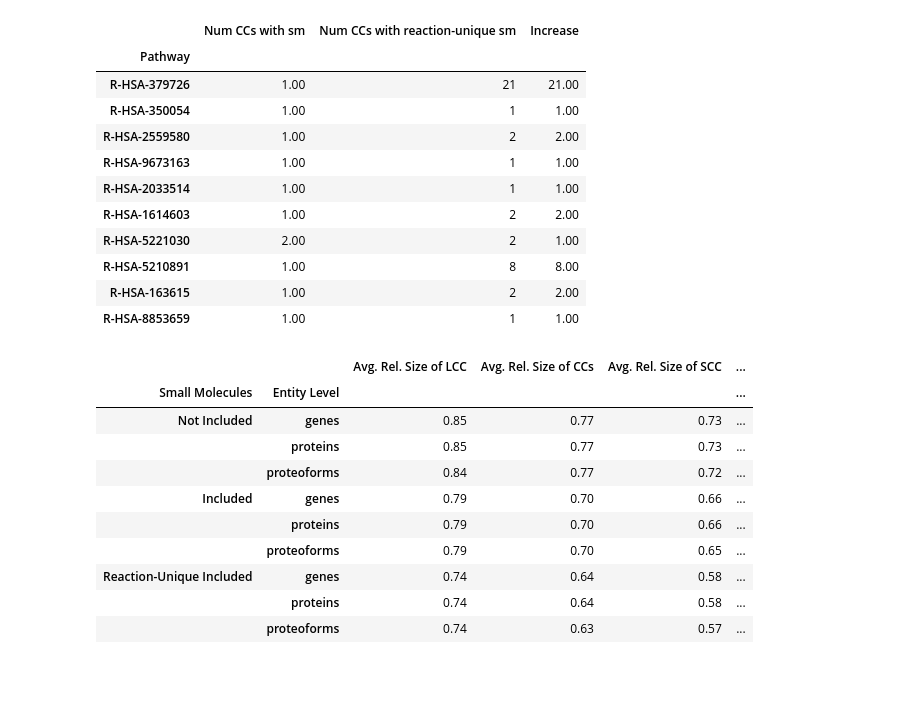
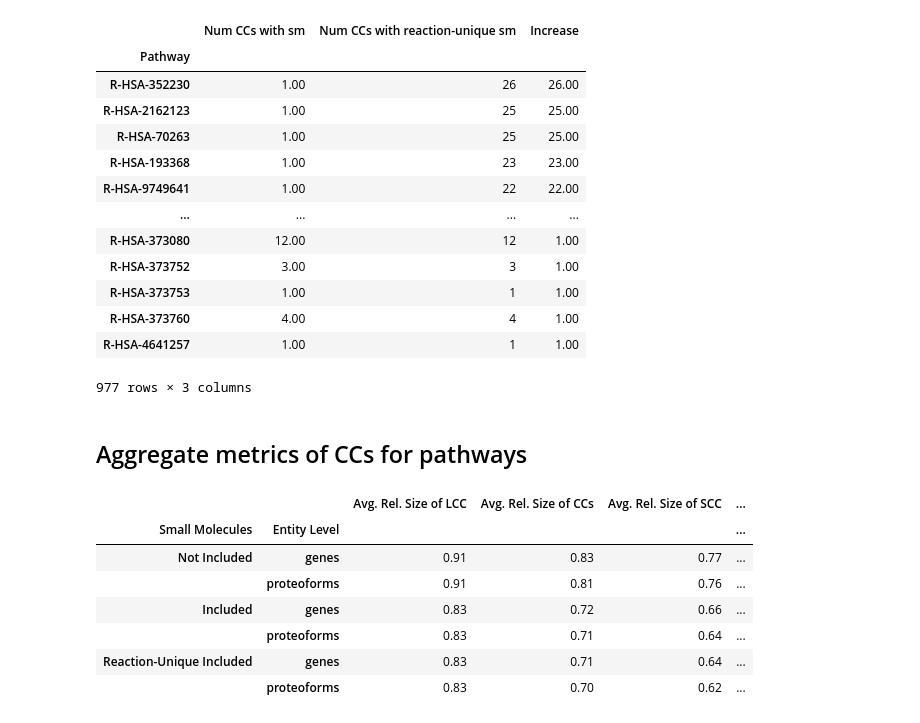
Before and after one commit to PathwayAnalysisPlatform/ProteoformNetworks, a Jupyter notebook: src/Python/2_4_connectedness.ipynb, the cells around one changed output. Drawn from its saved outputs; the diff is of its cells as text; code cells hidden in the pictures; blank space fills up the shorter version.

```diff
--- a/src/Python/2_4_connectedness.ipynb
+++ b/src/Python/2_4_connectedness.ipynb
@@ -24,4 +38,4 @@ Working directory: c:\git\pathwayanalysisplatform\proteoformnetworks
 # %%
 index = get_multiindex()
-interactomes_no_sm, interactomes_with_sm, interactomes_with_unique_sm = get_interactomes(GRAPHS_PATH)
-interactomes = [*interactomes_no_sm.values(), *interactomes_with_sm.values(), *interactomes_with_unique_sm.values()]
+interactomes_no_sm, interactomes_with_sm, interactomes_with_unique_sm = get_interactomes(DATA_REACTOME_PATH, INTERACTOMES_PATH)
+interactomes = [interactomes_no_sm[genes], interactomes_no_sm[proteoforms], interactomes_with_sm[genes], interactomes_with_sm[proteoforms], interactomes_with_unique_sm[genes], interactomes_with_unique_sm[proteoforms]]
@@ -106,0 +122,14 @@ df_interactomes[columns[2:]]
+# %%
+proteoforms_no_annotations = [node for node in interactomes_no_sm['proteoforms'].nodes if not any((c in {':', '-'}) for c in str(node))]
+proteoforms_with_annotations = [node for node in interactomes_no_sm['proteoforms'].nodes if any((c in {':', '-'}) for c in str(node))]
+
+pathways_map = nx.get_node_attributes(interactomes_no_sm[proteoforms], "pathways")
+selected_pathways = set()
+
+for proteoform in proteoforms_with_annotations:
+    for pathway in pathways_map[proteoform]:
+        selected_pathways.add(pathway)
+print(f"There are {len(selected_pathways)} pathways with proteoforms with annotations.")
+df_selected_pathways = pd.DataFrame(selected_pathways, columns=["Pathway"])
+df_selected_pathways.sort_values(by=["Pathway"], inplace=True)
+df_selected_pathways
@@ -172,0 +196,4 @@ df_pathways
+# %%
+df_ccs_pathways = pd.DataFrame.from_records(data_pathways, columns=columns_for_pathways)
+replace_methods(df_ccs_pathways)
+df_ccs_pathways
@@ -234,5 +279,5 @@ result.head(10)
 # %%
-df_with_ru_sm_num_ccs = df_with_ru_sm[['Pathway', 'Number of connected components']]
+df_with_ru_sm_num_ccs = df_with_ru_sm[['Pathway', '# CCs']]
 df_with_ru_sm_num_ccs.set_index('Pathway', inplace=True)
 
 result = pd.concat([df_with_sm_num_ccs, df_with_ru_sm_num_ccs], axis=1)
@@ -240,51 +285,52 @@ result = result[~result.isnull().any(axis=1)]
 result.columns = ["Num CCs with sm", "Num CCs with reaction-unique sm"]
 result["Increase"] = result["Num CCs with reaction-unique sm"]/result["Num CCs with sm"]
 result.sort_values(by=['Increase'], ascending=False, inplace=True)
-result.sample(10)
+result
 # %% [output]
 |  | Num CCs with sm | Num CCs with reaction-unique sm | Increase |
 | Pathway |  |  |  |
-| R-HSA-379726 | 1.00 | 21 | 21.00 |
-| R-HSA-350054 | 1.00 | 1 | 1.00 |
-| R-HSA-2559580 | 1.00 | 2 | 2.00 |
-| R-HSA-9673163 | 1.00 | 1 | 1.00 |
-| R-HSA-2033514 | 1.00 | 1 | 1.00 |
-| R-HSA-1614603 | 1.00 | 2 | 2.00 |
-| R-HSA-5221030 | 2.00 | 2 | 1.00 |
-| R-HSA-5210891 | 1.00 | 8 | 8.00 |
-| R-HSA-163615 | 1.00 | 2 | 2.00 |
-| R-HSA-8853659 | 1.00 | 1 | 1.00 |
+| R-HSA-352230 | 1.00 | 26 | 26.00 |
+| R-HSA-2162123 | 1.00 | 25 | 25.00 |
+| R-HSA-70263 | 1.00 | 25 | 25.00 |
+| R-HSA-193368 | 1.00 | 23 | 23.00 |
+| R-HSA-9749641 | 1.00 | 22 | 22.00 |
+| ... | ... | ... | ... |
+| R-HSA-373080 | 12.00 | 12 | 1.00 |
+| R-HSA-373752 | 3.00 | 3 | 1.00 |
+| R-HSA-373753 | 1.00 | 1 | 1.00 |
+| R-HSA-373760 | 4.00 | 4 | 1.00 |
+| R-HSA-4641257 | 1.00 | 1 | 1.00 |
+977 rows × 3 columns
 # %%
 # df_no_sm_size_lcc = df_no_sm[['Pathway', 'Average relative size of connected components']]
 # df_no_sm_size_lcc.set_index('Pathway', inplace=True)
 # df_with_sm_size_cc = df_with_sm[['Pathway', 'Average relative size of connected components']]
 # df_with_sm_size_cc.set_index('Pathway', inplace=True)
+# %% [markdown]
+## Aggregate metrics of CCs for pathways
 # %%
-df_pathways_grouped = df_pathways.groupby(['Small Molecules', 'Entity Level']).agg(
+df_pathways_grouped = df_ccs_pathways.groupby(['Small Molecules', 'Level']).agg(
     {
-        'Relative size of largest connected component': ['mean'],
-        'Average relative size of connected components': ['mean'],
-        'Relative Size of smallest connected component': ['mean'],
-        'Relative Number of isolated nodes': ['mean']
+        'Relative size LCC': ['mean'],
+        'Avg. relative size CCs': ['mean'],
+        'Relative size SCC': ['mean'],
+        'Relative # Isolated nodes': ['mean']
     })
 df_pathways_grouped.columns = [
     'Avg. Rel. Size of LCC',
     'Avg. Rel. Size of CCs',
     'Avg. Rel. Size of SCC',
     'Avg. Rel. Number of isolated nodes'
 ]
 df_pathways_grouped = df_pathways_grouped.set_index(get_multiindex())
-
+dfi.export(df_pathways_grouped, 'figures/table_pathways_ccs.png')
 df_pathways_grouped
 # %% [output]
 |  |  | Avg. Rel. Size of LCC | Avg. Rel. Size of CCs | Avg. Rel. Size of SCC | ... |
 | Small Molecules | Entity Level |  |  |  | ... |
-| Not Included | genes | 0.85 | 0.77 | 0.73 | ... |
-|  | proteins | 0.85 | 0.77 | 0.73 | ... |
-|  | proteoforms | 0.84 | 0.77 | 0.72 | ... |
-| Included | genes | 0.79 | 0.70 | 0.66 | ... |
-|  | proteins | 0.79 | 0.70 | 0.66 | ... |
-|  | proteoforms | 0.79 | 0.70 | 0.65 | ... |
-| Reaction-Unique Included | genes | 0.74 | 0.64 | 0.58 | ... |
-|  | proteins | 0.74 | 0.64 | 0.58 | ... |
-|  | proteoforms | 0.74 | 0.63 | 0.57 | ... |
+| Not Included | genes | 0.91 | 0.83 | 0.77 | ... |
+|  | proteoforms | 0.91 | 0.81 | 0.76 | ... |
+| Included | genes | 0.83 | 0.72 | 0.66 | ... |
+|  | proteoforms | 0.83 | 0.71 | 0.64 | ... |
+| Reaction-Unique Included | genes | 0.83 | 0.71 | 0.64 | ... |
+|  | proteoforms | 0.83 | 0.70 | 0.62 | ... |
```
Also changed, not shown: parts of 30 cells of this notebook, 6 other files.
